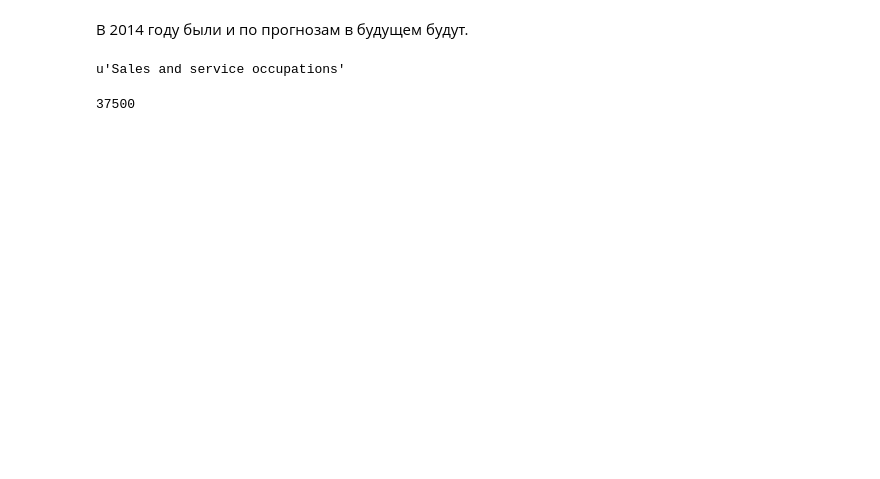
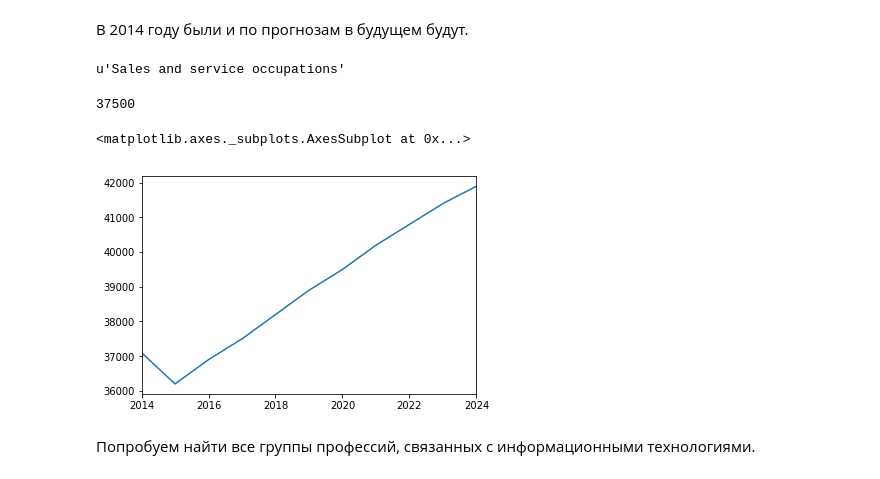
Before and after one commit to livestalker-archive/python-17, a Jupyter notebook: hw8/hw8.ipynb, the cells around one changed output. Cells and saved outputs as stored; diff of their text form; code cells hidden in the pictures; blank space fills up the shorter version.

```diff
--- a/hw8/hw8.ipynb
+++ b/hw8/hw8.ipynb
@@ -133,3 +158,10 @@ u'Sales and service occupations'
 data[year][ix_max]
 # %% [output]
 37500
+# %%
+data.loc[ix_max].plot()
+# %% [output]
+<matplotlib.axes._subplots.AxesSubplot at 0x...>
+[figure, added]
+# %% [markdown]
+Попробуем найти все группы профессий, связанных с информационными технологиями.
```
Also changed, not shown: parts of 7 cells of this notebook.
